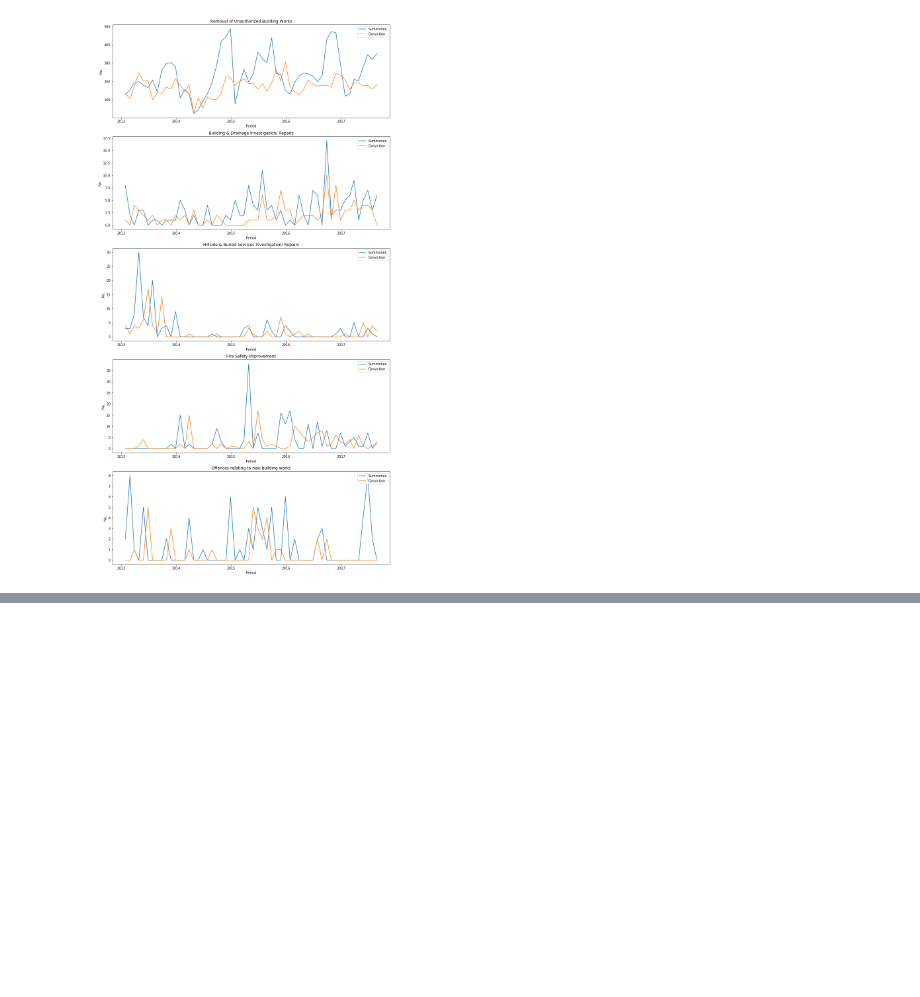
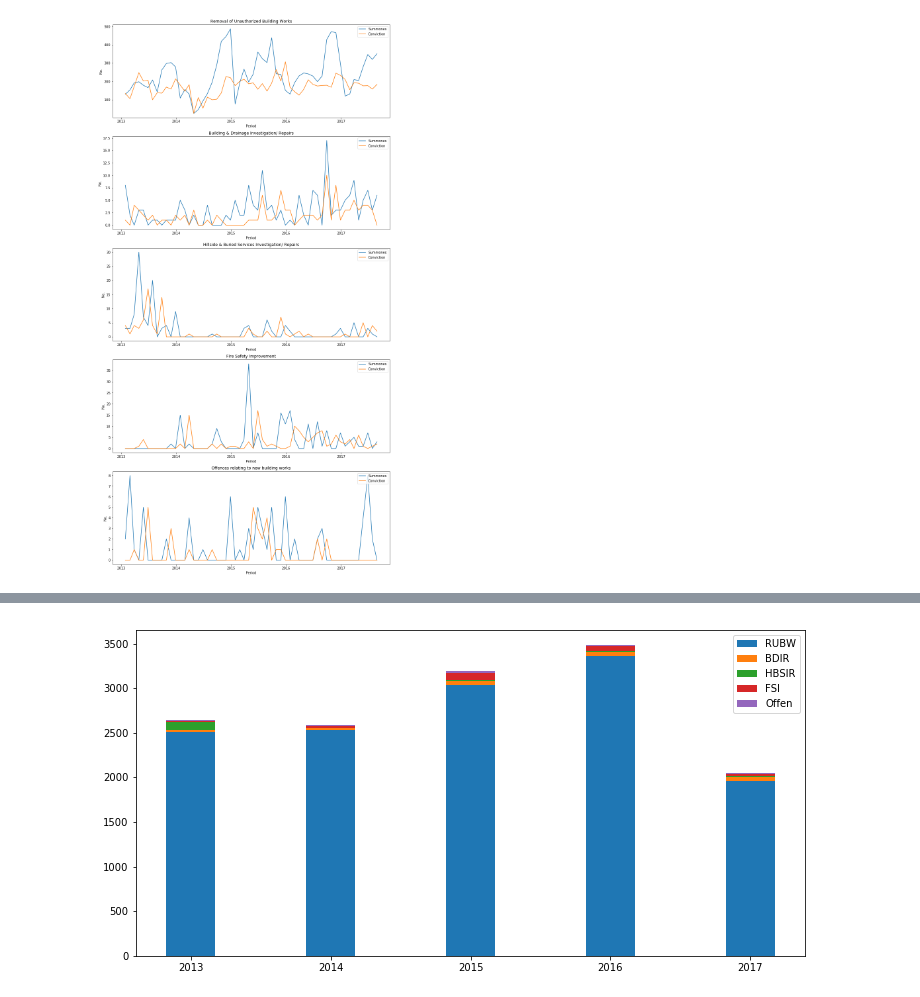
Before and after one commit to 15027668g/share_work, a Jupyter notebook: prosecution building/HK_build_prosecution.ipynb, the cells around one changed output, grey strips where cells are left out. Saved outputs shown, nothing was run; the diff lists cells and outputs as text; code cells hidden in the pictures; blank space fills up the shorter version.

```diff
--- a/prosecution building/HK_build_prosecution.ipynb
+++ b/prosecution building/HK_build_prosecution.ipynb
@@ -122,3 +122,8 @@ f.show
 # %% [output]
 <bound method Figure.show of <matplotlib.figure.Figure object at 0x...>>
 [figure]
+# %%
+year = pros.index.year
+g = pros.groupby(year)
+year_sum=g.sum()
+year_sum
@@ -124,0 +138,24 @@ f.show
+# %%
+N = 5
+ind = year_sum.index   # the x locations for the groups
+width = 0.35       # the width of the bars: can also be len(x) sequence
+
+b1 = year_sum['S_RUBW']
+b2 = b1 + year_sum['S_BDIR']
+b3 = b2 + year_sum['S_HBSIR']
+b4 = b3 + year_sum['S_FSI']
+
+plt.figure(figsize=(12,6))
+p1 = plt.bar(ind, year_sum['S_RUBW'], width, label='RUBW')
+p2 = plt.bar(ind, year_sum['S_BDIR'], width, bottom= b1 , label='BDIR')
+P3 = plt.bar(ind, year_sum['S_HBSIR'], width, bottom= b2 , label='HBSIR')
+P4 = plt.bar(ind, year_sum['S_FSI'], width, bottom= b3 , label='FSI')
+P5 = plt.bar(ind, year_sum['S_Offen'], width, bottom= b4 , label='Offen')
+
+plt.ylabel('No.')
+plt.xlabel('Period')
+plt.title('No.by group and Year')
+plt.legend()
+plt.show()
+# %% [output]
+[figure, added]
```
Also changed, not shown: parts of 3 cells of this notebook.
